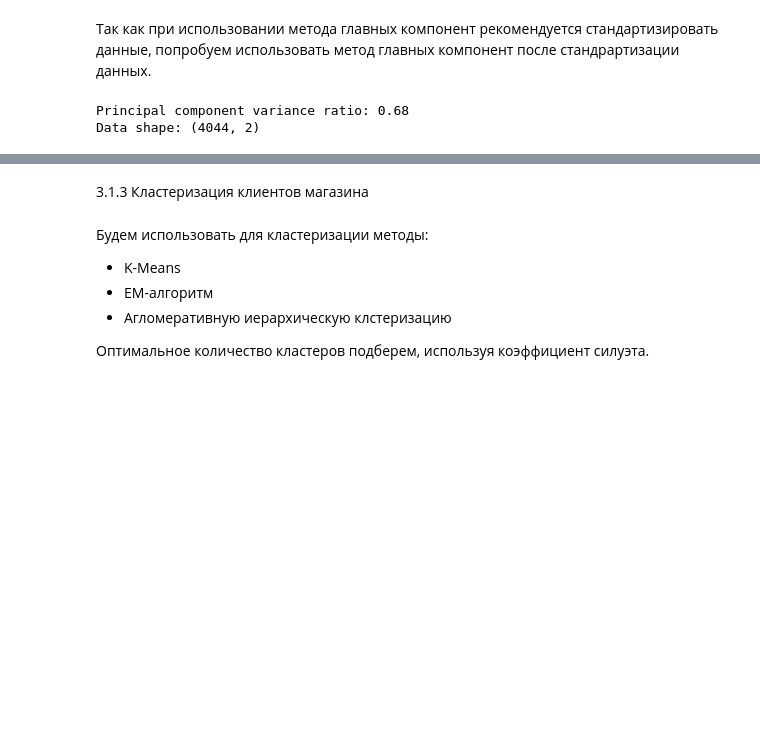
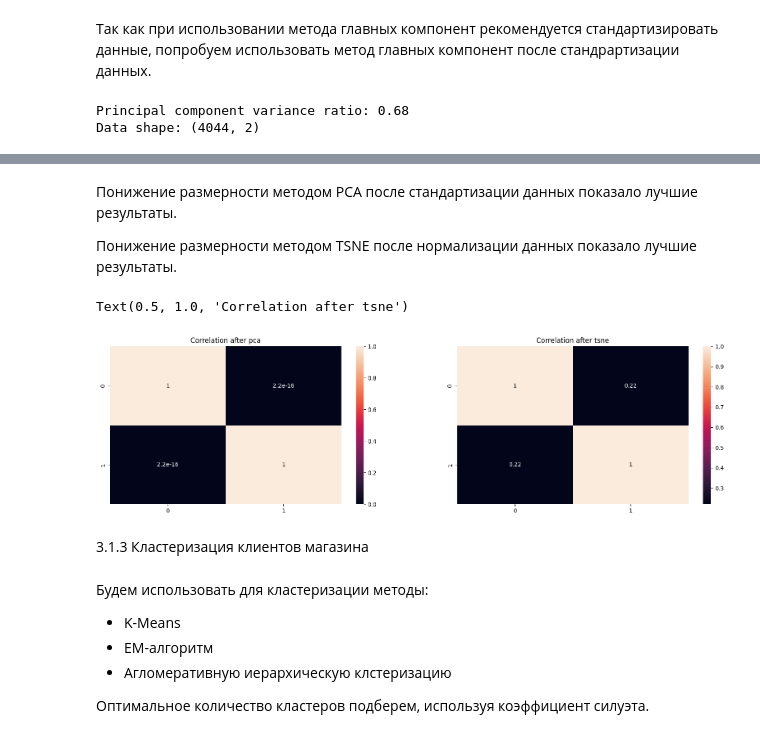
Before and after one commit to LNarnia/new_DS, a Jupyter notebook: Skillfactory/project_6/PROJECT-6._Сегментация_клиентов_онлайн-магазина.ipynb, the cells around one changed output, grey strips where cells are left out. Saved outputs shown, nothing was run; the diff lists cells and outputs as text; code cells hidden in the pictures; blank space fills up the shorter version.

```diff
--- a/Skillfactory/project_6/PROJECT-6._Сегментация_клиентов_онлайн-магазина.ipynb
+++ b/Skillfactory/project_6/PROJECT-6._Сегментация_клиентов_онлайн-магазина.ipynb
@@ -649,3 +682,19 @@ sns.heatmap(corrmat, annot=True)
+# %% [markdown]
+Понижение размерности методом PCA после стандартизации данных показало лучшие результаты.
+
+Понижение размерности методом TSNE после нормализации данных показало лучшие результаты.
+# %%
+# Проверим корреляцию
+corrmat_pca = np.corrcoef(rfm_data_st.transpose())
+corrmat_tsne = np.corrcoef(rfm_data_tsne.transpose())
+fig, axs = plt.subplots(figsize=(20, 5), ncols=2)
+sns.heatmap(corrmat_pca, annot=True, ax=axs[0])
+sns.heatmap(corrmat_tsne, annot=True, ax=axs[1])
+axs[0].set_title("Correlation after pca")
+axs[1].set_title("Correlation after tsne")
+# %% [output]
+Text(0.5, 1.0, 'Correlation after tsne')
+[figure, added]
 # %% [markdown]
 3.1.3 Кластеризация клиентов магазина
 # %% [markdown]
```
Also changed, not shown: parts of 32 cells of this notebook, 1 other file.
